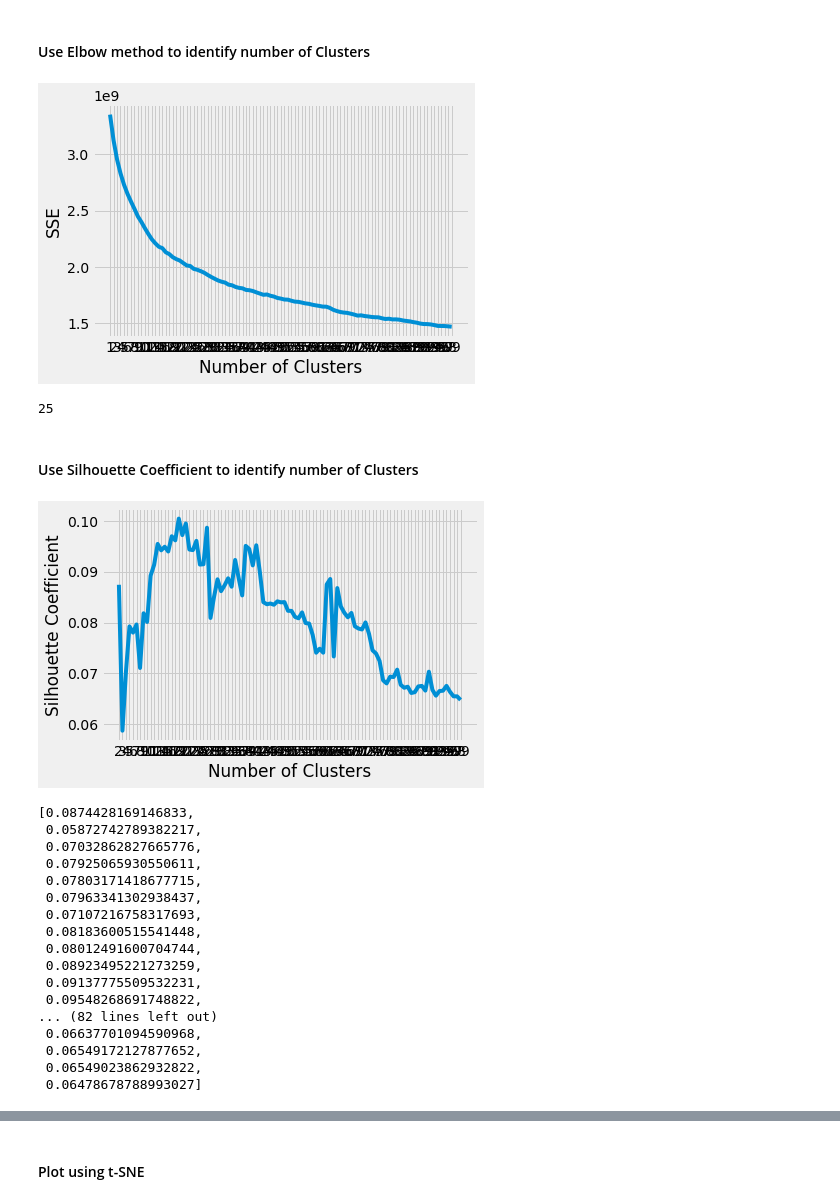
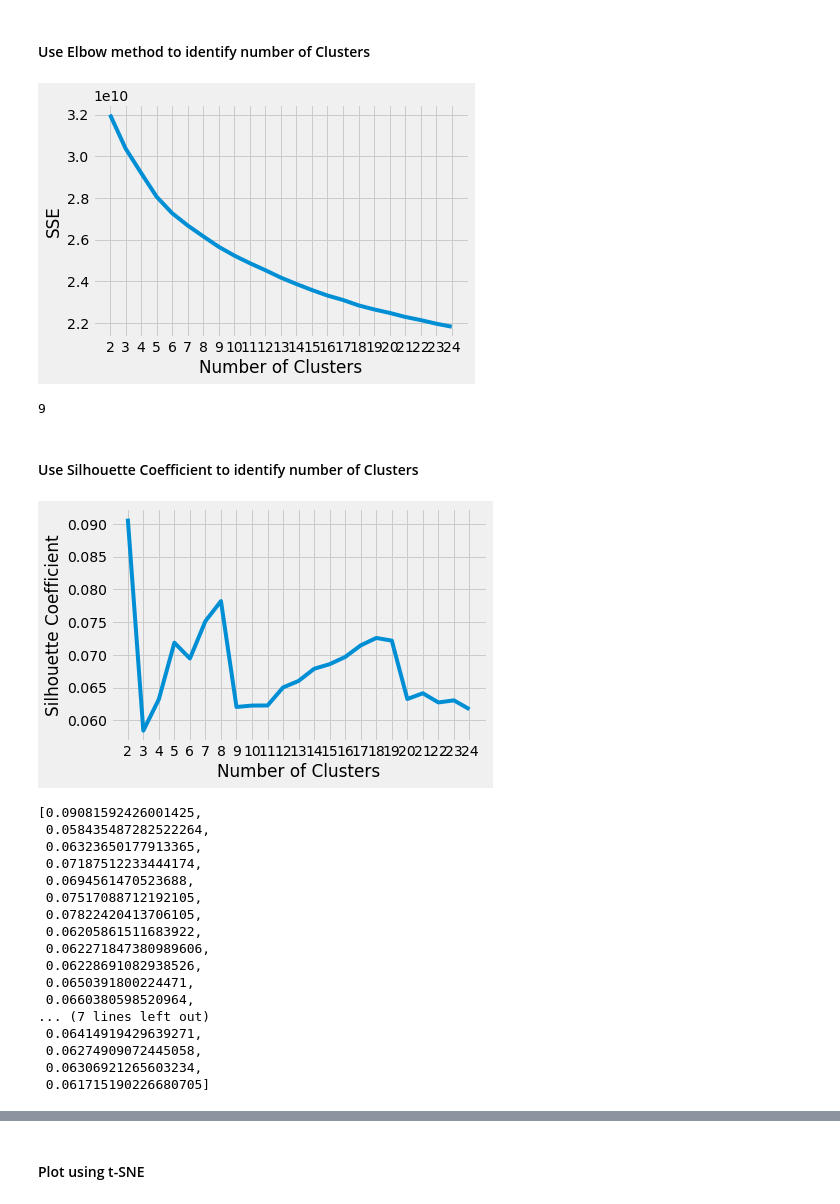
Before and after one commit to ericmariasis/CS539-MachineLearning-Team1, a Jupyter notebook: hw2/p2/Team 1 Project 2 - E 2.ipynb, the cells around one changed output, grey strips where cells are left out. Drawn from its saved outputs; the diff is of its cells as text; code cells hidden in the pictures.

```diff
--- a/hw2/p2/Team 1 Project 2 - E 2.ipynb
+++ b/hw2/p2/Team 1 Project 2 - E 2.ipynb
@@ -108,7 +109,7 @@ kmeans_kwargs = {
     "random_state": 42,
 }
 
-range_k = range(2, 100)
+range_k = range(2, 25)
 
 sse = []
 for k in range_k:
@@ -117,13 +118,13 @@ for k in range_k:
     sse.append(kmeans.inertia_)
 # %%
 plt.style.use("fivethirtyeight")
-plt.plot(range_k), sse)
+plt.plot((range_k), sse)
 plt.xticks(range_k)
 plt.xlabel("Number of Clusters")
 plt.ylabel("SSE")
 plt.show()
 # %% [output]
-[figure, old version]
+[figure, new version]
 # %%
 from kneed import KneeLocator
 kl = KneeLocator(
@@ -132,7 +133,7 @@ kl = KneeLocator(
 
 kl.elbow
 # %% [output]
-25
+9
 # %% [markdown]
 #### Use Silhouette Coefficient to identify number of Clusters
 # %%
@@ -152,27 +153,27 @@ plt.xlabel("Number of Clusters")
 plt.ylabel("Silhouette Coefficient")
 plt.show()
 # %% [output]
-[figure, old version]
+[figure, new version]
 # %%
 silhouette_coefficients
 # %% [output]
-[0.0874428169146833,
- 0.05872742789382217,
- 0.07032862827665776,
- 0.07925065930550611,
- 0.07803171418677715,
- 0.07963341302938437,
- 0.07107216758317693,
- 0.08183600515541448,
- 0.08012491600704744,
- 0.08923495221273259,
- 0.09137775509532231,
- 0.09548268691748822,
-... (82 lines left out)
- 0.06637701094590968,
- 0.06549172127877652,
- 0.06549023862932822,
- 0.06478678788993027]
+[0.09081592426001425,
+ 0.058435487282522264,
+ 0.06323650177913365,
+ 0.07187512233444174,
+ 0.0694561470523688,
+ 0.07517088712192105,
+ 0.07822420413706105,
+ 0.06205861511683922,
+ 0.062271847380989606,
+ 0.06228691082938526,
+ 0.0650391800224471,
+ 0.0660380598520964,
+... (7 lines left out)
+ 0.06414919429639271,
+ 0.06274909072445058,
+ 0.06306921265603234,
+ 0.061715190226680705]
 # %%
 from sklearn.metrics import homogeneity_score
 
```
Also changed, not shown: parts of 18 cells of this notebook.
